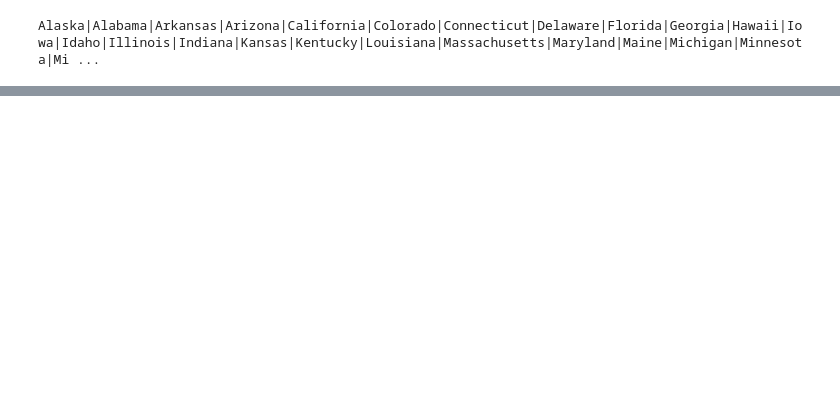
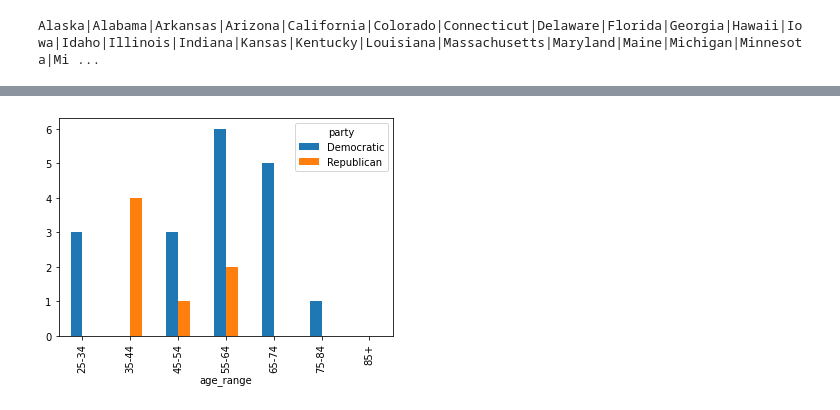
Before and after one commit to wangweiching/data-science-project-8, a Jupyter notebook: data-exploration.ipynb, the cells around one changed output, grey strips where cells are left out. Cells and saved outputs as stored; diff of their text form; code cells hidden in the pictures; blank space fills up the shorter version.

```diff
--- a/data-exploration.ipynb
+++ b/data-exploration.ipynb
@@ -251,0 +324,5 @@ df.to_csv('../us-house-117.csv')
+# %%
+df3 = df[df['clean_state'] == 'New York'].groupby(['age_range', 'party'])['name'].count()
+df3 = df3.unstack(level=-1)
+df3.reset_index(level=0, inplace=True)
+df3.head(25)
@@ -251,0 +338,4 @@ df.to_csv('../us-house-117.csv')
+# %%
+df3.plot(x='age_range', y=['Democratic', 'Republican'], kind='bar');
+# %% [output]
+[figure, added]
```
Also changed, not shown: parts of 14 cells of this notebook, 2 other files.
